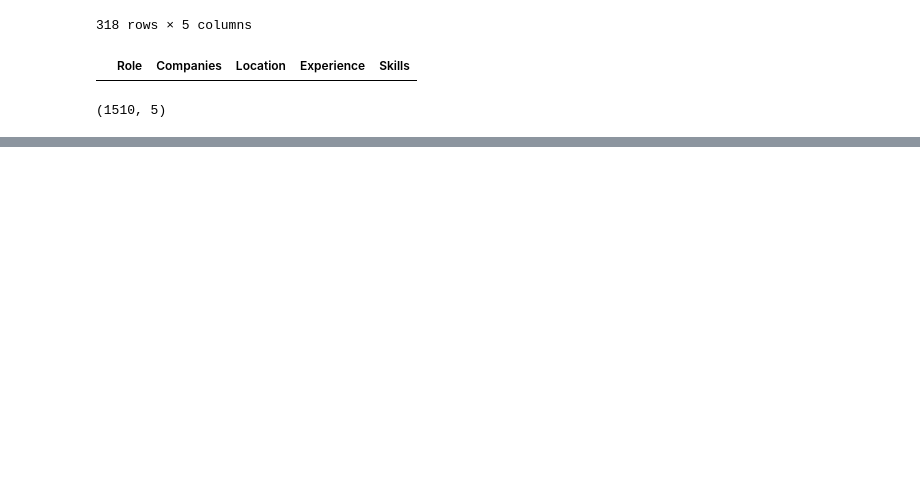
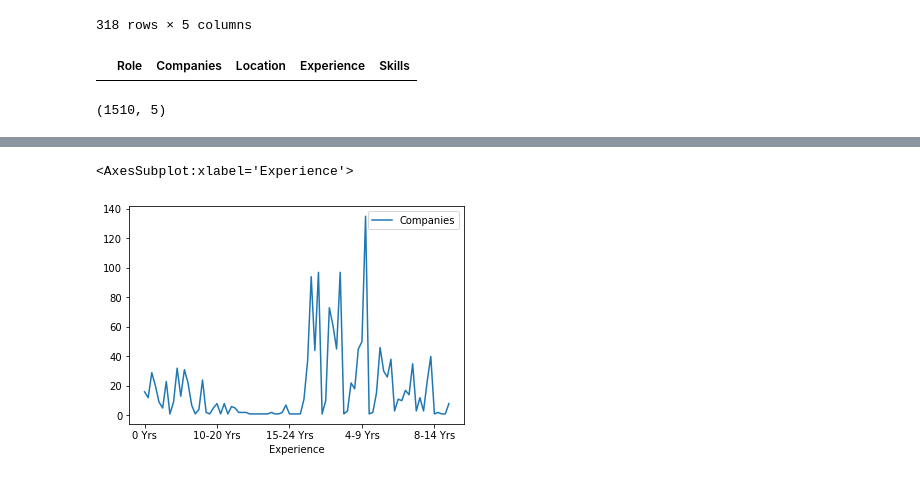
Before and after one commit to varun290101/MarketSegmentation, a Jupyter notebook: Market Segmentation.ipynb, the cells around one changed output, grey strips where cells are left out. Cells and saved outputs as stored; diff of their text form; code cells hidden in the pictures; blank space fills up the shorter version.

```diff
--- a/Market Segmentation.ipynb
+++ b/Market Segmentation.ipynb
@@ -110,0 +163,4 @@ dff.head()
+# %%
+df6= dff[["Companies","Experience"]].groupby("Experience").count()
+# %%
+df6 = df6.sort_values("Companies",ascending = False).head()
@@ -110,0 +190,5 @@ dff.head()
+# %%
+df6.plot()
+# %% [output]
+<AxesSubplot:xlabel='Experience'>
+[figure, added]
```
Also changed, not shown: parts of 19 cells of this notebook.
